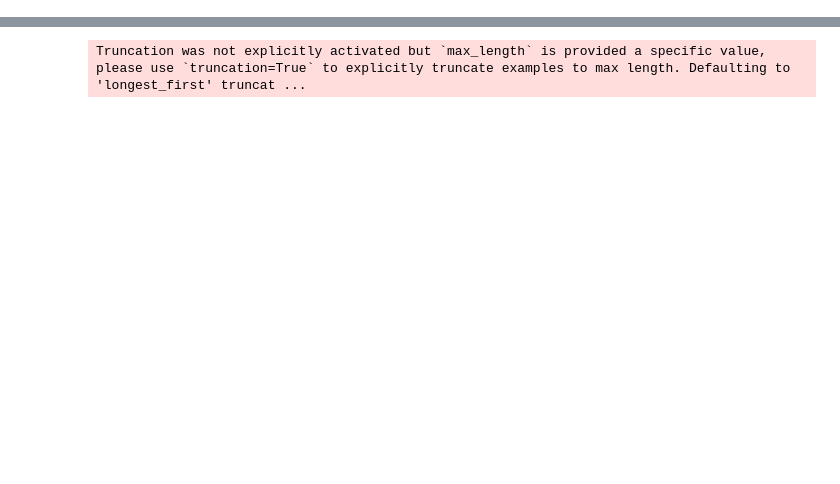
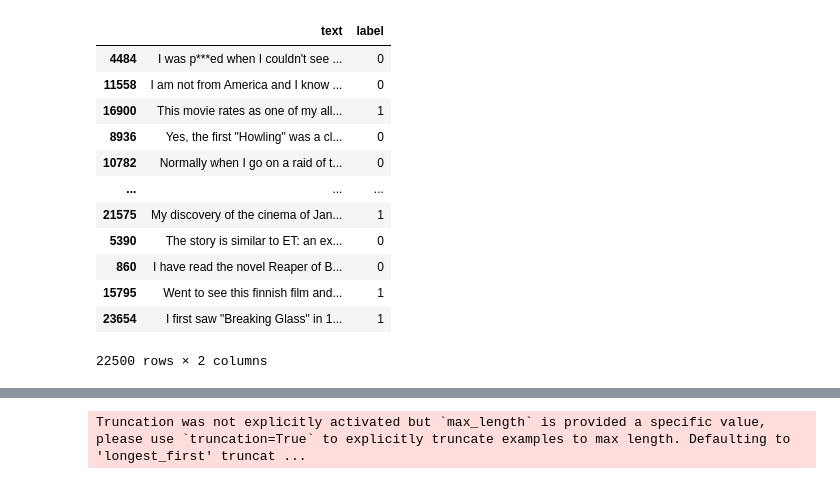
Before and after one commit to aflah02/MultipleHeadFT, a Jupyter notebook: bert_finetuning.ipynb, the cells around one changed output, grey strips where cells are left out. Saved outputs shown, nothing was run; the diff lists cells and outputs as text; code cells hidden in the pictures; blank space fills up the shorter version.

```diff
--- a/bert_finetuning.ipynb
+++ b/bert_finetuning.ipynb
@@ -14,2 +15,2 @@ from model import SentimentClassifierWithMultipleHeads
 # %%
-dataset = load_dataset("sst2")
+dataset = load_dataset("imdb")
@@ -19,0 +17,8 @@ df_test = dataset['test'].to_pandas()
+# %%
+df_train = dataset['train'].to_pandas()
+# split train into train and validation
+df_train, df_val = train_test_split(df_train, test_size=0.1, random_state=42)
+# df_val = dataset['validation'].to_pandas()
+# split validation into validation and test
+# df_val, df_test = train_test_split(df_val, test_size=0.5, random_state=42)
+df_test = dataset['test'].to_pandas()
@@ -26,4 +33,20 @@ test_messages = df_test['sentence'].to_list()
 test_labels = df_test['label'].to_list()
+# %%
+df_train
+# %% [output]
+|  | text | label |
+| 4484 | I was p***ed when I couldn't see ... | 0 |
+| 11558 | I am not from America and I know ... | 0 |
+| 16900 | This movie rates as one of my all... | 1 |
+| 8936 | Yes, the first "Howling" was a cl... | 0 |
+| 10782 | Normally when I go on a raid of t... | 0 |
+| ... | ... | ... |
+| 21575 | My discovery of the cinema of Jan... | 1 |
+| 5390 | The story is similar to ET: an ex... | 0 |
+| 860 | I have read the novel Reaper of B... | 0 |
+| 15795 | Went to see this finnish film and... | 1 |
+| 23654 | I first saw "Breaking Glass" in 1... | 1 |
+22500 rows × 2 columns
 # %%
 tokenizer = BertTokenizer.from_pretrained('bert-base-uncased', do_lower_case=True)
 # %%
```
Also changed, not shown: parts of 22 cells of this notebook, 1 other file.
